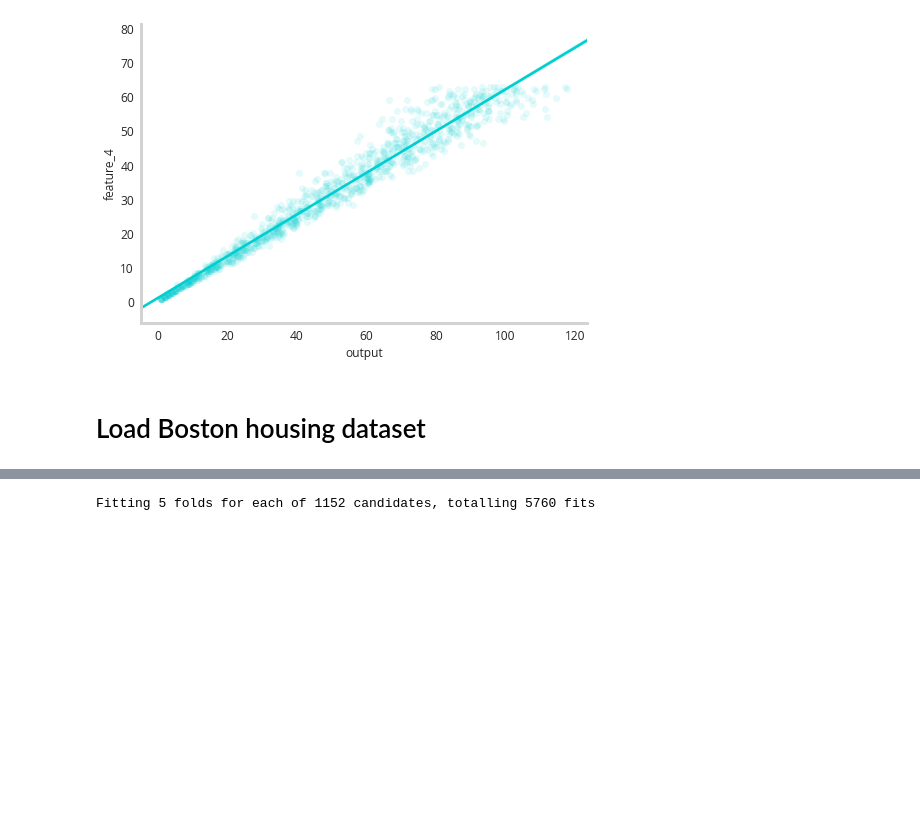
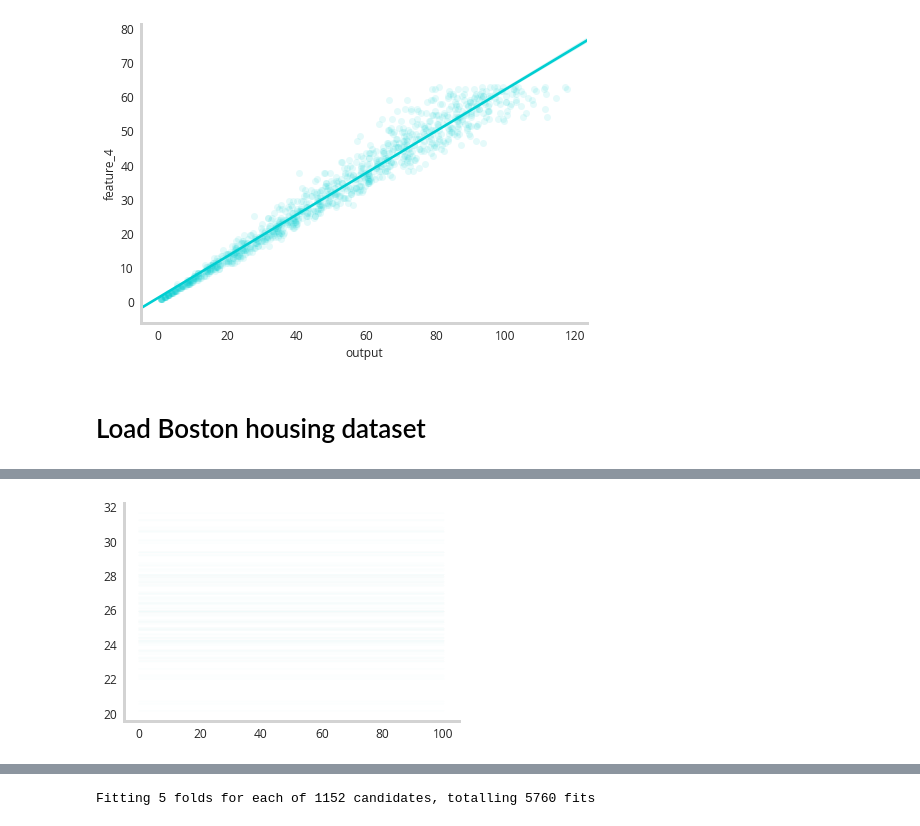
Before and after one commit to NicholasARossi/UQ_methods, a Jupyter notebook: notebooks/Ensemble_methods.ipynb, the cells around one changed output, grey strips where cells are left out. Saved outputs shown, nothing was run; the diff lists cells and outputs as text; code cells hidden in the pictures; blank space fills up the shorter version.

```diff
--- a/notebooks/Ensemble_methods.ipynb
+++ b/notebooks/Ensemble_methods.ipynb
@@ -249,0 +282,8 @@ sns.stripplot(x='price',y='label',data=meta_data,ax=ax[1])
+# %%
+
+fig,ax=plt.subplots()
+x_vect=np.linspace(0,100,10000)
+for model in LGBM_model.models:
+    ax.plot(x_vect,model.predict(x_vect.reshape(-1,1)),color='darkturquoise',alpha=0.01)
+# %% [output]
+[figure, added]
```
Also changed, not shown: parts of 11 cells of this notebook, 2 other files.
